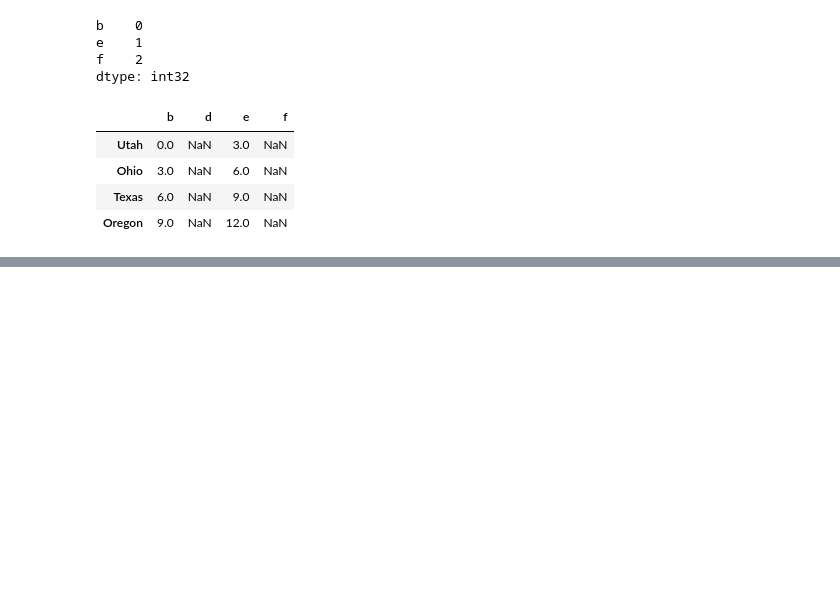
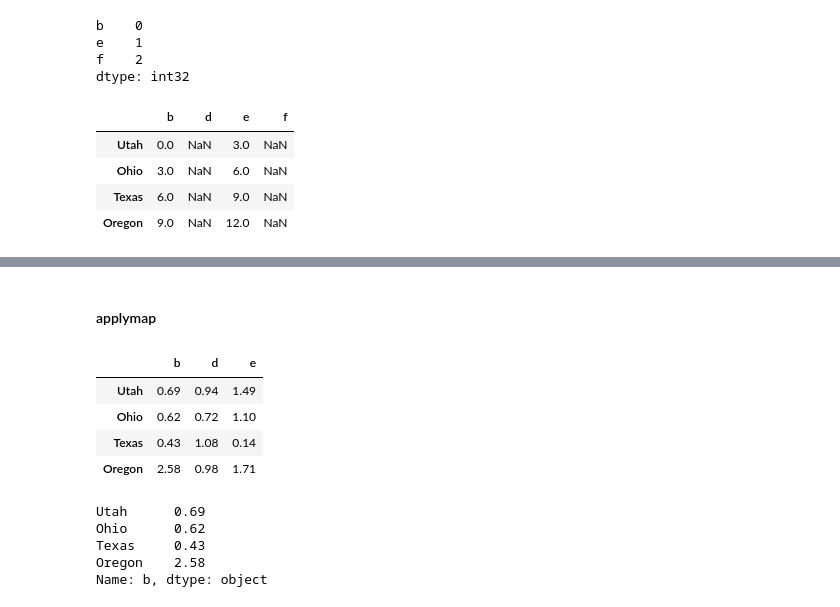
Before and after one commit to huzaifabaloch/Modules, a Jupyter notebook: Getting_Started_With_Pandas/Pandas Basics.ipynb, the cells around one changed output, grey strips where cells are left out. Drawn from its saved outputs; the diff is of its cells as text; code cells hidden in the pictures; blank space fills up the shorter version.

```diff
--- a/Getting_Started_With_Pandas/Pandas Basics.ipynb
+++ b/Getting_Started_With_Pandas/Pandas Basics.ipynb
@@ -1044,0 +1102,20 @@ frame + series2
+# %% [markdown]
+#### applymap
+# %%
+format = lambda x: '%.2f' % x
+# %%
+frame.applymap(format)
+# %% [output]
+|  | b | d | e |
+| Utah | 0.69 | 0.94 | 1.49 |
+| Ohio | 0.62 | 0.72 | 1.10 |
+| Texas | 0.43 | 1.08 | 0.14 |
+| Oregon | 2.58 | 0.98 | 1.71 |
+# %%
+frame['b'].map(format)
+# %% [output]
+Utah      0.69
+Ohio      0.62
+Texas     0.43
+Oregon    2.58
+Name: b, dtype: object
```
Also changed, not shown: parts of 12 cells of this notebook.
